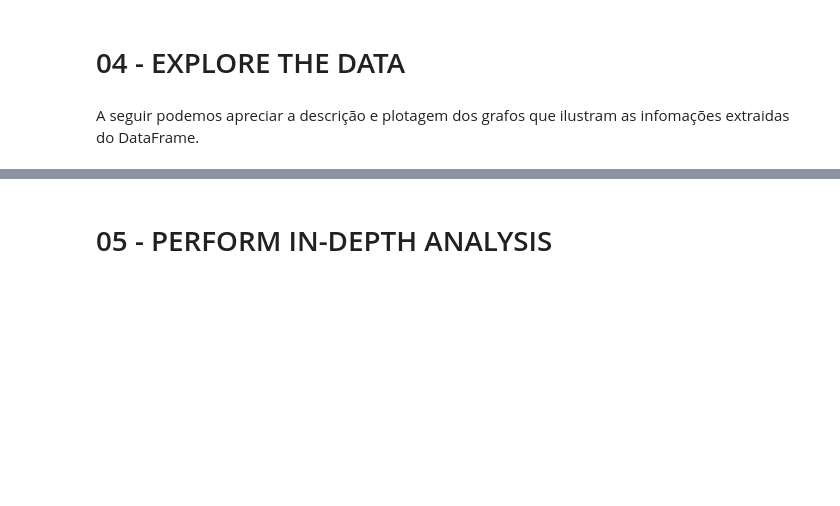
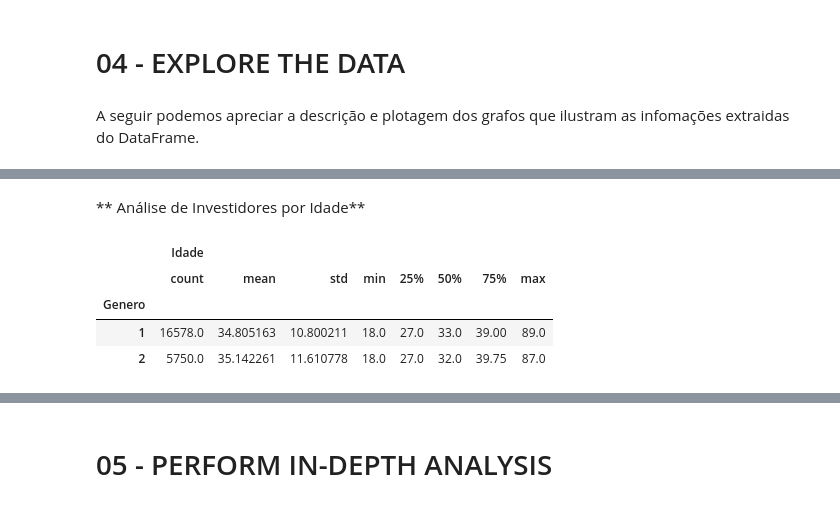
Before and after one commit to danielpiccoli1/notebooks-danielp, a Jupyter notebook: Trabalho_Final_Data_Science.ipynb, the cells around one changed output, grey strips where cells are left out. Saved outputs shown, nothing was run; the diff lists cells and outputs as text; code cells hidden in the pictures; blank space fills up the shorter version.

```diff
--- a/Trabalho_Final_Data_Science.ipynb
+++ b/Trabalho_Final_Data_Science.ipynb
@@ -173,3 +188,13 @@ plt.show()
+# %% [markdown]
+** Análise de Investidores por Idade**
+# %%
+df.groupby('Genero').describe()[['Idade']]
+# %% [output]
+|  | Idade |  |  |  |  |  |  |  |
+|  | count | mean | std | min | 25% | 50% | 75% | max |
+| Genero |  |  |  |  |  |  |  |  |
+| 1 | 16578.0 | 34.805163 | 10.800211 | 18.0 | 27.0 | 33.0 | 39.00 | 89.0 |
+| 2 | 5750.0 | 35.142261 | 11.610778 | 18.0 | 27.0 | 32.0 | 39.75 | 87.0 |
 # %%
 df_idade = df.groupby('Idade')['Idade'].count()
 df_idade[df_idade > 0].plot(kind='line')
```
Also changed, not shown: parts of 16 cells of this notebook.
